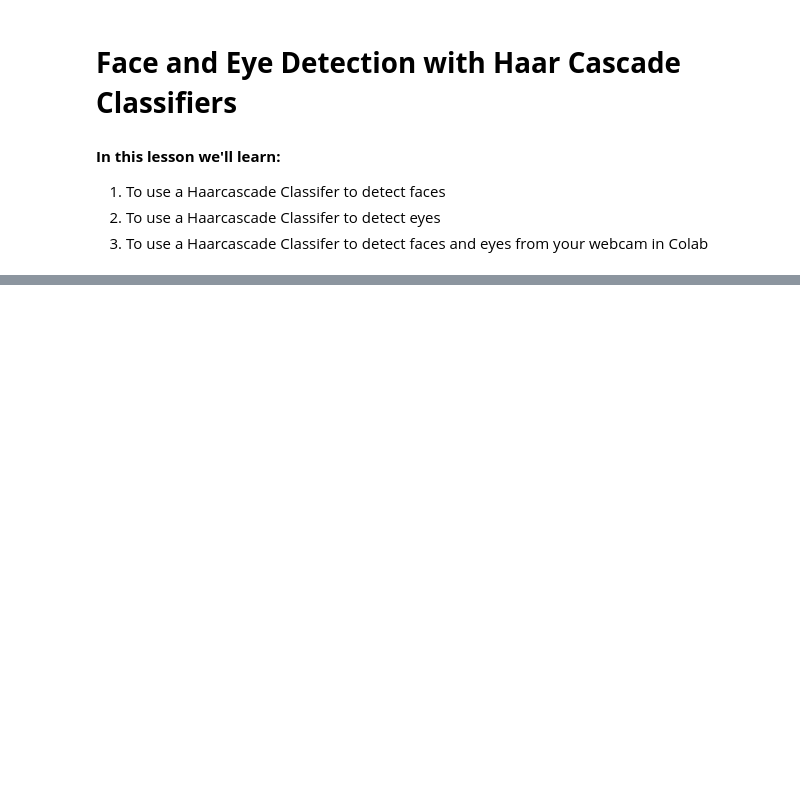
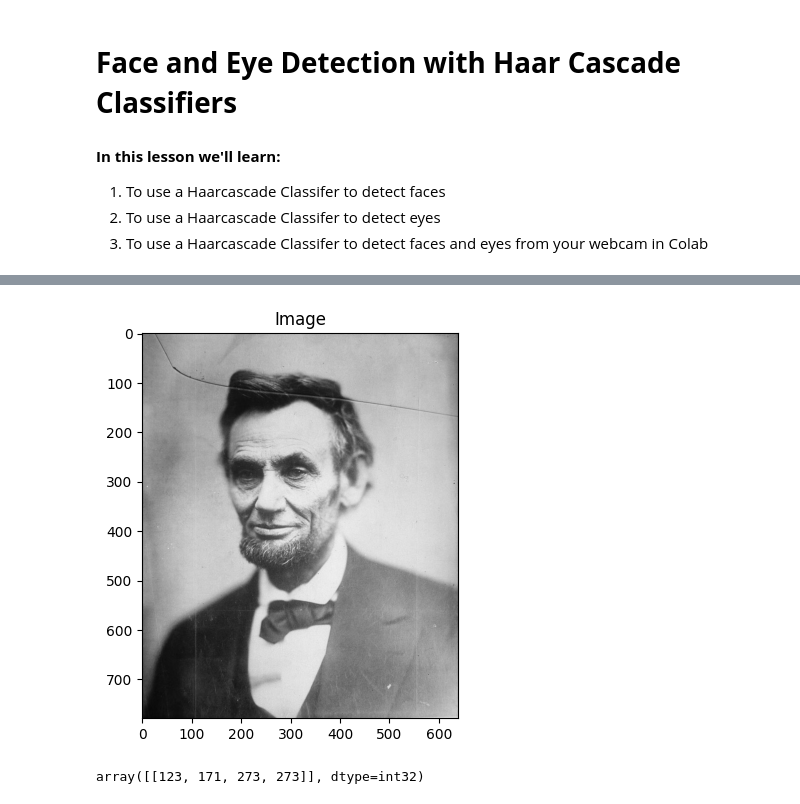
Before and after one commit to Sabbha20/pytorch2024, a Jupyter notebook: 002 - HAAR Cascade/01 - Face and Eye Detection with Haar Cascade Classifiers.ipynb, the cells around one changed output, grey strips where cells are left out. Saved outputs shown, nothing was run; the diff lists cells and outputs as text; code cells hidden in the pictures; blank space fills up the shorter version.

Commit message:
HAAR Cascade - Face Detect with rectangle box

```diff
--- a/002 - HAAR Cascade/01 - Face and Eye Detection with Haar Cascade Classifiers.ipynb
+++ b/002 - HAAR Cascade/01 - Face and Eye Detection with Haar Cascade Classifiers.ipynb
@@ -10,9 +10,9 @@ import cv2
 import numpy
 import matplotlib.pyplot as plt
 # %%
-def cv_imshow(title="Image", image = None, size=20):
+def cv_imshow(image = None, title="Image", size=5):
     w, h = image.shape[:2]
-    aspect_ratio = w/h
+    aspect_ratio = (w/h)
     plt.figure(figsize=(size*aspect_ratio,size))
     plt.imshow(cv2.cvtColor(image, cv2.COLOR_BGR2RGB))
     plt.title(title)
@@ -43,2 +43,16 @@ face_classifier
 # %%
 # Load our image then convert it to grayscale
+
+img = cv2.imread("../data/images/abraham.jpg")
+gray = cv2.cvtColor(img, cv2.COLOR_BGR2GRAY)
+cv_imshow(gray)
+# %% [output]
+[figure, added]
+# %%
+# Our classifier returns the ROI of the detected face as a tuple
+# It stores the top left coordinate and the bottom right coordiantes
+
+faces = face_classifier.detectMultiScale(img, scaleFactor=1.5, minNeighbors=6)
+faces
+# %% [output]
+array([[123, 171, 273, 273]], dtype=int32)
```
Also changed, not shown: parts of 2 cells of this notebook.
